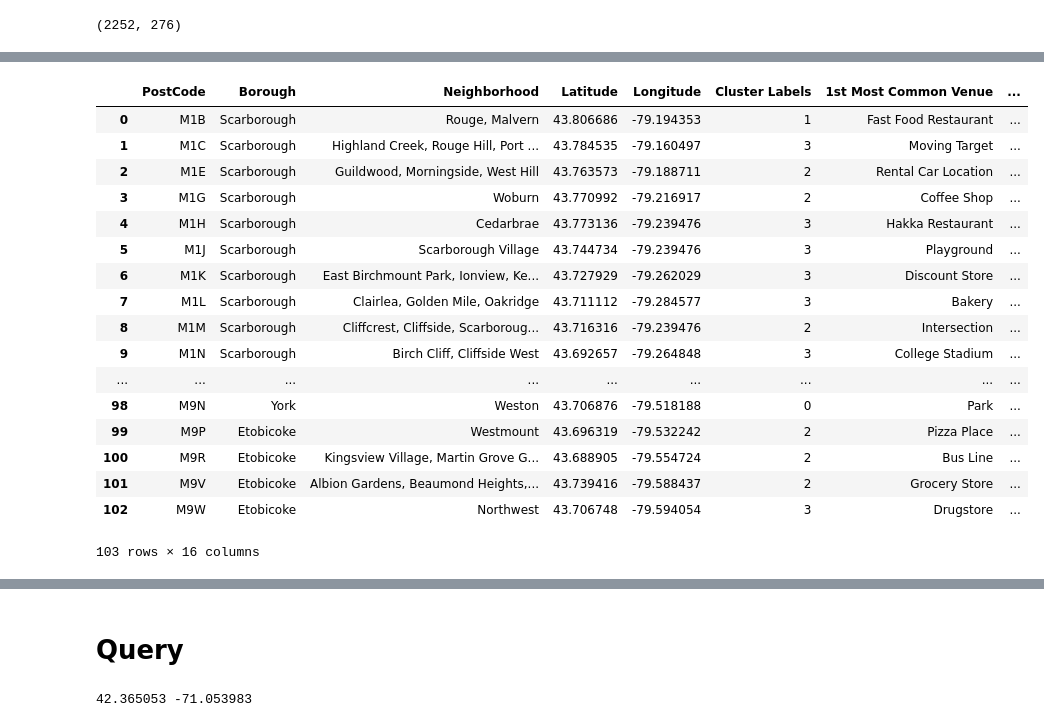
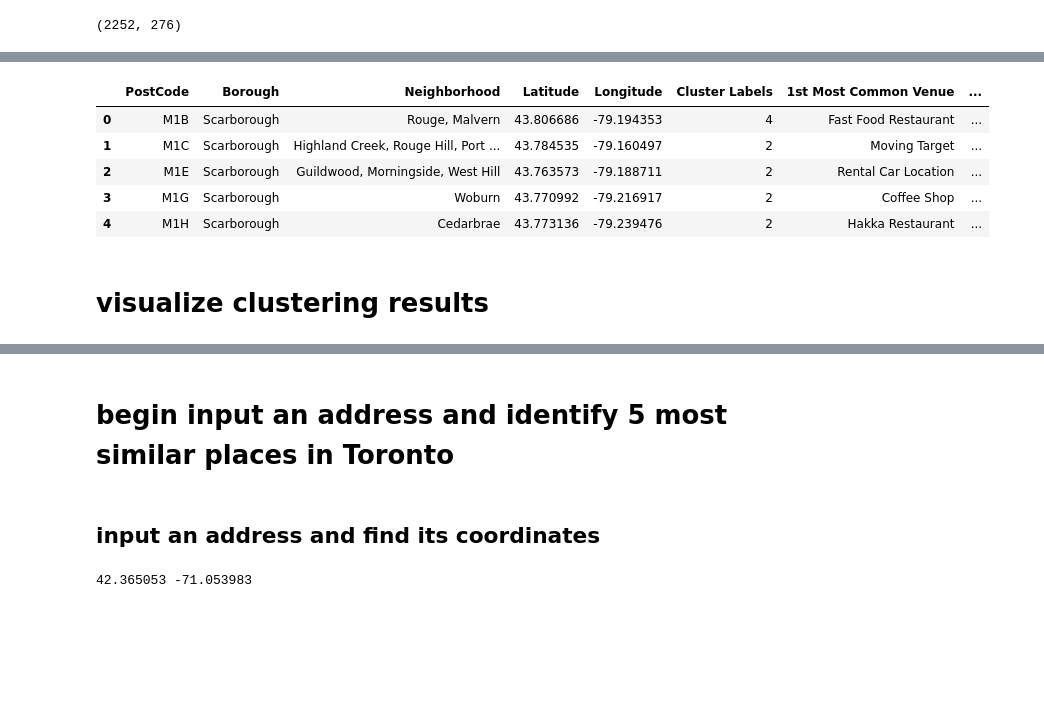
Before and after one commit to linacrechen/data_science_capstone, a Jupyter notebook: capstone_project.ipynb, the cells around one changed output, grey strips where cells are left out. Saved outputs shown, nothing was run; the diff lists cells and outputs as text; code cells hidden in the pictures; blank space fills up the shorter version.

```diff
--- a/capstone_project.ipynb
+++ b/capstone_project.ipynb
@@ -295,26 +282,16 @@ toronto_merged.head() # check the last columns!
 # %%
 toronto_merged['Cluster Labels'] = toronto_merged['Cluster Labels'].fillna(-1)
 toronto_merged['Cluster Labels'] = toronto_merged['Cluster Labels'].astype(int)
-toronto_merged
+toronto_merged.head()
 # %% [output]
 |  | PostCode | Borough | Neighborhood | Latitude | Longitude | Cluster Labels | 1st Most Common Venue | ... |
-| 0 | M1B | Scarborough | Rouge, Malvern | 43.806686 | -79.194353 | 1 | Fast Food Restaurant | ... |
-| 1 | M1C | Scarborough | Highland Creek, Rouge Hill, Port ... | 43.784535 | -79.160497 | 3 | Moving Target | ... |
+| 0 | M1B | Scarborough | Rouge, Malvern | 43.806686 | -79.194353 | 4 | Fast Food Restaurant | ... |
+| 1 | M1C | Scarborough | Highland Creek, Rouge Hill, Port ... | 43.784535 | -79.160497 | 2 | Moving Target | ... |
 | 2 | M1E | Scarborough | Guildwood, Morningside, West Hill | 43.763573 | -79.188711 | 2 | Rental Car Location | ... |
 | 3 | M1G | Scarborough | Woburn | 43.770992 | -79.216917 | 2 | Coffee Shop | ... |
-| 4 | M1H | Scarborough | Cedarbrae | 43.773136 | -79.239476 | 3 | Hakka Restaurant | ... |
-| 5 | M1J | Scarborough | Scarborough Village | 43.744734 | -79.239476 | 3 | Playground | ... |
-| 6 | M1K | Scarborough | East Birchmount Park, Ionview, Ke... | 43.727929 | -79.262029 | 3 | Discount Store | ... |
-| 7 | M1L | Scarborough | Clairlea, Golden Mile, Oakridge | 43.711112 | -79.284577 | 3 | Bakery | ... |
-| 8 | M1M | Scarborough | Cliffcrest, Cliffside, Scarboroug... | 43.716316 | -79.239476 | 2 | Intersection | ... |
-| 9 | M1N | Scarborough | Birch Cliff, Cliffside West | 43.692657 | -79.264848 | 3 | College Stadium | ... |
-| ... | ... | ... | ... | ... | ... | ... | ... | ... |
-| 98 | M9N | York | Weston | 43.706876 | -79.518188 | 0 | Park | ... |
-| 99 | M9P | Etobicoke | Westmount | 43.696319 | -79.532242 | 2 | Pizza Place | ... |
-| 100 | M9R | Etobicoke | Kingsview Village, Martin Grove G... | 43.688905 | -79.554724 | 2 | Bus Line | ... |
-| 101 | M9V | Etobicoke | Albion Gardens, Beaumond Heights,... | 43.739416 | -79.588437 | 2 | Grocery Store | ... |
-| 102 | M9W | Etobicoke | Northwest | 43.706748 | -79.594054 | 3 | Drugstore | ... |
+| 4 | M1H | Scarborough | Cedarbrae | 43.773136 | -79.239476 | 2 | Hakka Restaurant | ... |
-103 rows × 16 columns
+# %% [markdown]
+# visualize clustering results
 # %%
 
 
@@ -343,8 +320,10 @@ for lat, lon, poi, cluster in zip(toronto_merged['Latitude'], toronto_merged['Lo
 map_clusters
 # %% [output]
 [interactive output not drawn]
-# %% [markdown]
-# Query
+# %% [markdown]
+# begin input an address and identify 5 most similar places in Toronto
+# %% [markdown]
+## input an address and find its coordinates
 # %%
 address = '14 N Bennet St, Boston, MA 02113' #Little iItaly, Boston
 #address='104 Montgomery St, San Francisco, CA 94129'
```
Also changed, not shown: parts of 20 cells of this notebook.
